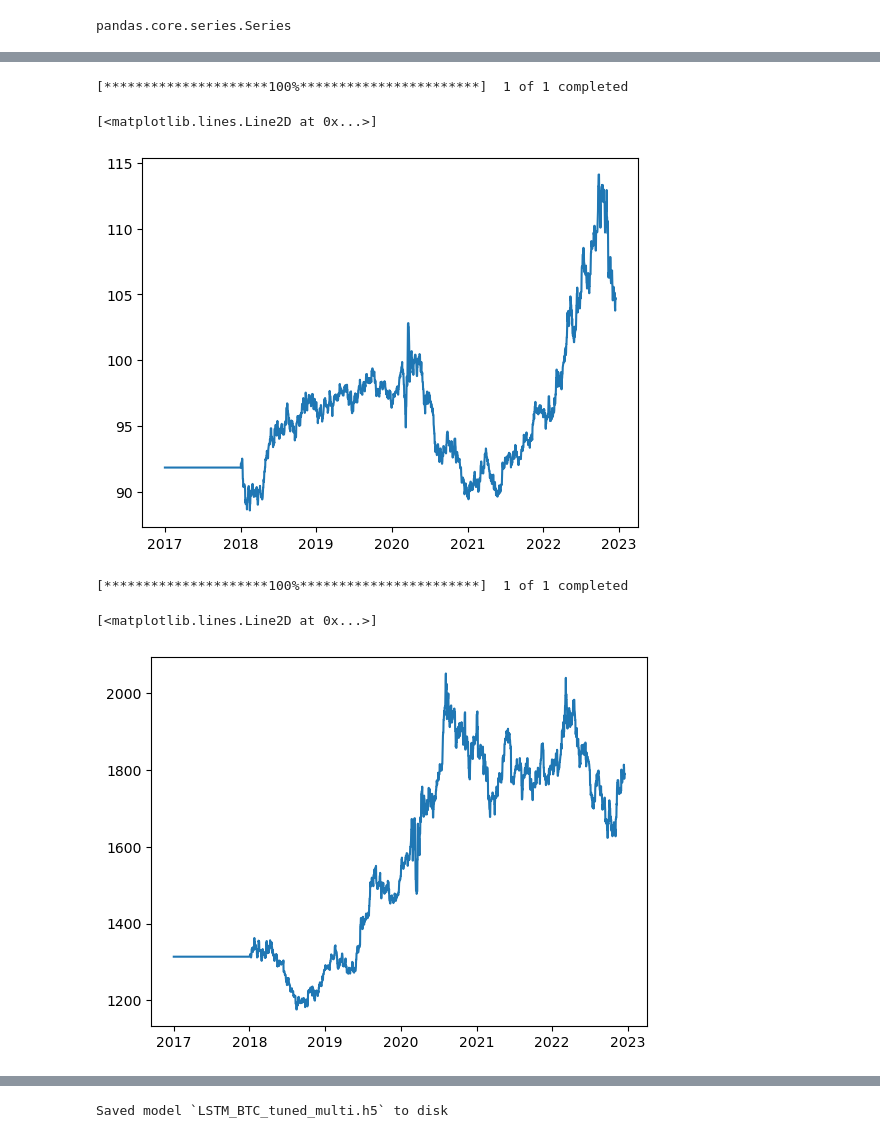
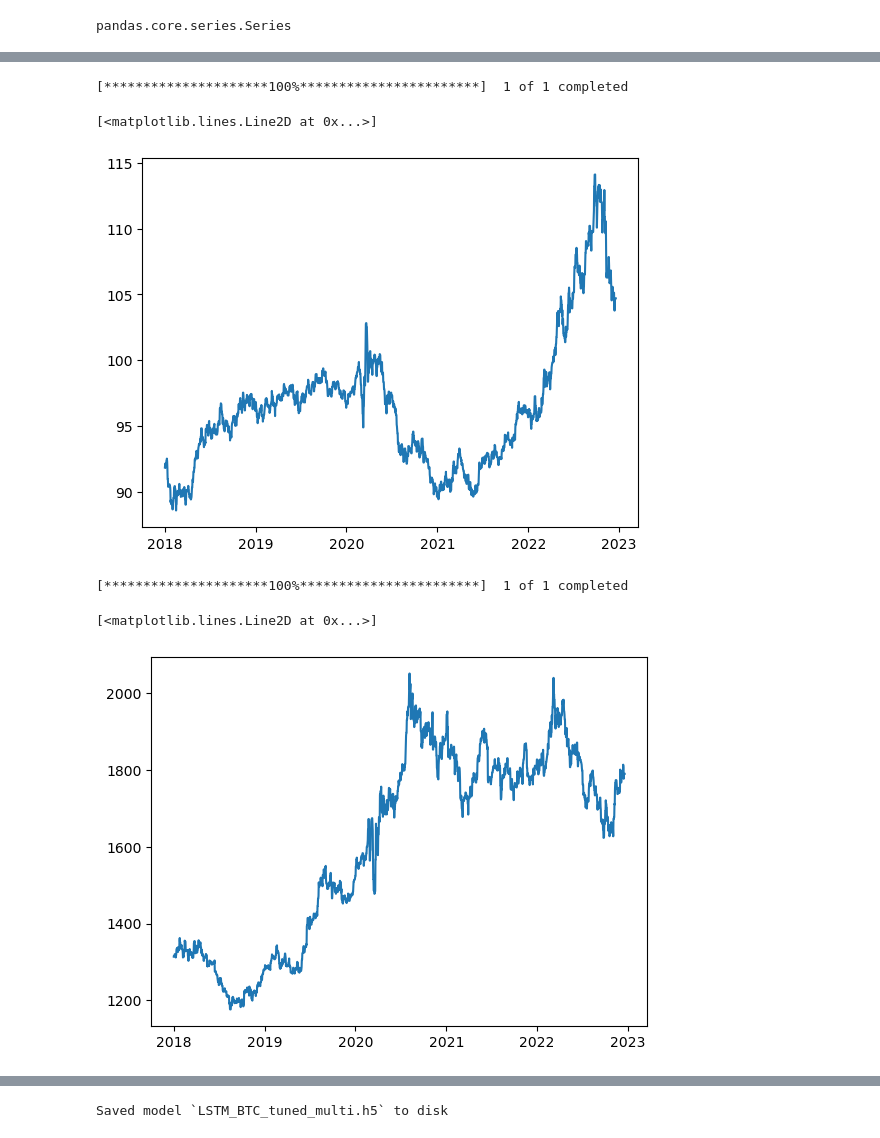
Before and after one commit to A125X/Stock-Prices-Analysis-And-Prediction, a Jupyter notebook: art.ipynb, the cells around one changed output, grey strips where cells are left out. Cells and saved outputs as stored; diff of their text form; code cells hidden in the pictures.

```diff
--- a/art.ipynb
+++ b/art.ipynb
@@ -50,10 +47,9 @@ num_periods = 20
 #data
 
 today = datetime.today().strftime('%Y-%m-%d')
-idx = pd.date_range('2017-01-01', today)
+idx = pd.date_range('2018-01-01', today)
 
-df_A = yf.download("BTC-USD", start="2018-01-01", end=today)
-df_A = df_A["Close"]
+df_A = yf.download("BTC-USD", start="2018-01-01", end=today)["Close"]
 df_A = df_A.reindex(idx, fill_value=0, method="nearest")
 
 plt.plot(df_A)
@@ -78,23 +73,21 @@ plt.plot(df_B)
 # %%
-df_C = yf.download("DX-Y.NYB", start="2018-01-01", end=today)
-df_C = df_C["Close"]
+df_C = yf.download("DX-Y.NYB", start="2018-01-01", end=today)["Close"]
 df_C = df_C.reindex(idx, fill_value=0, method="nearest")
 
 plt.plot(df_C)
 # %% [output]
 [*********************100%***********************]  1 of 1 completed
 [<matplotlib.lines.Line2D at 0x...>]
-[figure, old version]
+[figure, new version]
 # %%
-df_D = yf.download("GC=F", start="2018-01-01", end=today)
-df_D = df_D["Close"]
+df_D = yf.download("GC=F", start="2018-01-01", end=today)["Close"]
 df_D = df_D.reindex(idx, fill_value=0, method="nearest")
 
 plt.plot(df_D)
 # %% [output]
 [*********************100%***********************]  1 of 1 completed
 [<matplotlib.lines.Line2D at 0x...>]
-[figure, old version]
+[figure, new version]
 # %%
 df_E = yf.download("XMR-USD", start="2018-01-01", end=today)["Close"]
 df_E = df_E.reindex(idx, fill_value=0, method="nearest")
```
Also changed, not shown: parts of 16 cells of this notebook, 2 other files.
